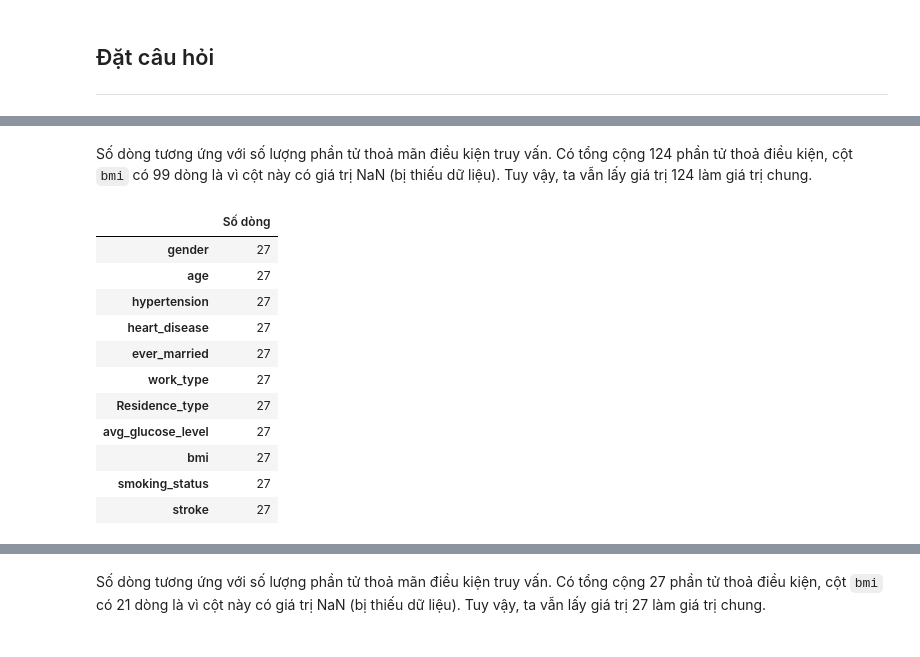
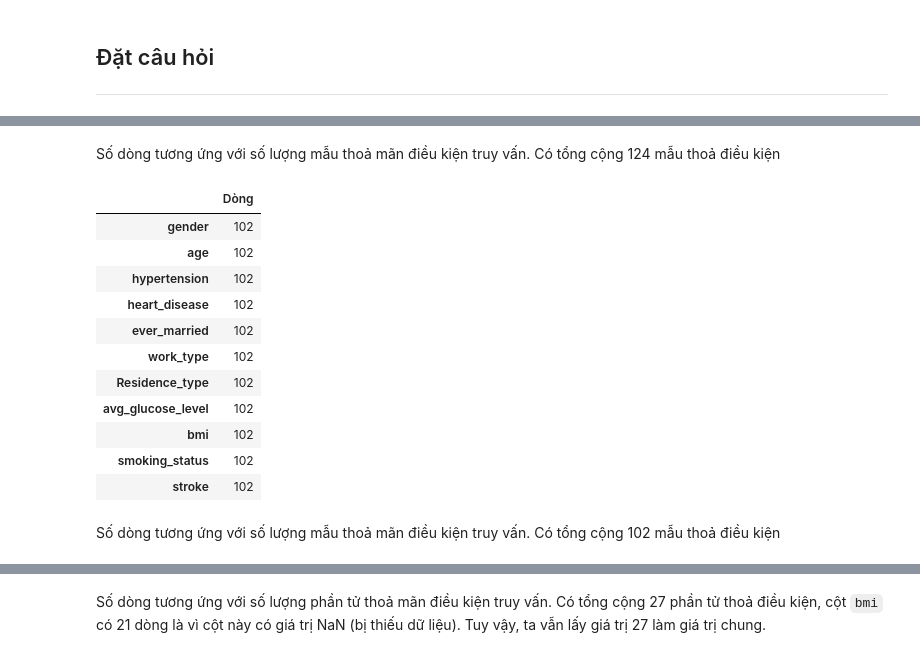
Before and after one commit to luthevy/LTKHDL_Final, a Jupyter notebook: vỹ.ipynb, the cells around one changed output, grey strips where cells are left out. Saved outputs shown, nothing was run; the diff lists cells and outputs as text; code cells hidden in the pictures.

```diff
--- a/vỹ.ipynb
+++ b/vỹ.ipynb
@@ -322,19 +363,25 @@ pd.DataFrame(num_stroke_urban, columns = ['Số dòng'])
+# %% [markdown]
+Số dòng tương ứng với số lượng mẫu thoả mãn điều kiện truy vấn. Có tổng cộng 124 mẫu thoả điều kiện
+# %%
+display(pd.DataFrame(num_stroke_rural, columns = ['Dòng']))
+# %% [output]
+|  | Dòng |
+| gender | 102 |
+| age | 102 |
+| hypertension | 102 |
+| heart_disease | 102 |
+| ever_married | 102 |
+| work_type | 102 |
+| Residence_type | 102 |
+| avg_glucose_level | 102 |
+| bmi | 102 |
+| smoking_status | 102 |
+| stroke | 102 |
 # %% [markdown]
-Số dòng tương ứng với số lượng phần tử thoả mãn điều kiện truy vấn. Có tổng cộng 124 phần tử thoả điều kiện, cột `bmi` có 99 dòng là vì cột này có giá trị NaN (bị thiếu dữ liệu). Tuy vậy, ta vẫn lấy giá trị 124 làm giá trị chung.
+Số dòng tương ứng với số lượng mẫu thoả mãn điều kiện truy vấn. Có tổng cộng 102 mẫu thoả điều kiện
 # %%
-with_heart_disease = stroke_urban.loc[(stroke_urban['heart_disease'] == 1)]
-num_heart_disease = with_heart_disease.count(axis='rows')
-pd.DataFrame(num_heart_disease, columns = ['Số dòng'])
+with_heart_disease_urban = stroke_urban.loc[(stroke_urban['heart_disease'] == 1)]
+with_heart_disease_rural = stroke_rural.loc[(stroke_rural['heart_disease'] == 1)]
+
+num_heart_disease_urban = with_heart_disease_urban.count(axis='rows')
+num_heart_disease_rural = with_heart_disease_rural.count(axis='rows')
-# %% [output]
-|  | Số dòng |
-| gender | 27 |
-| age | 27 |
-| hypertension | 27 |
-| heart_disease | 27 |
-| ever_married | 27 |
-| work_type | 27 |
-| Residence_type | 27 |
-| avg_glucose_level | 27 |
-| bmi | 27 |
-| smoking_status | 27 |
-| stroke | 27 |
```
Also changed, not shown: parts of 11 cells of this notebook.
